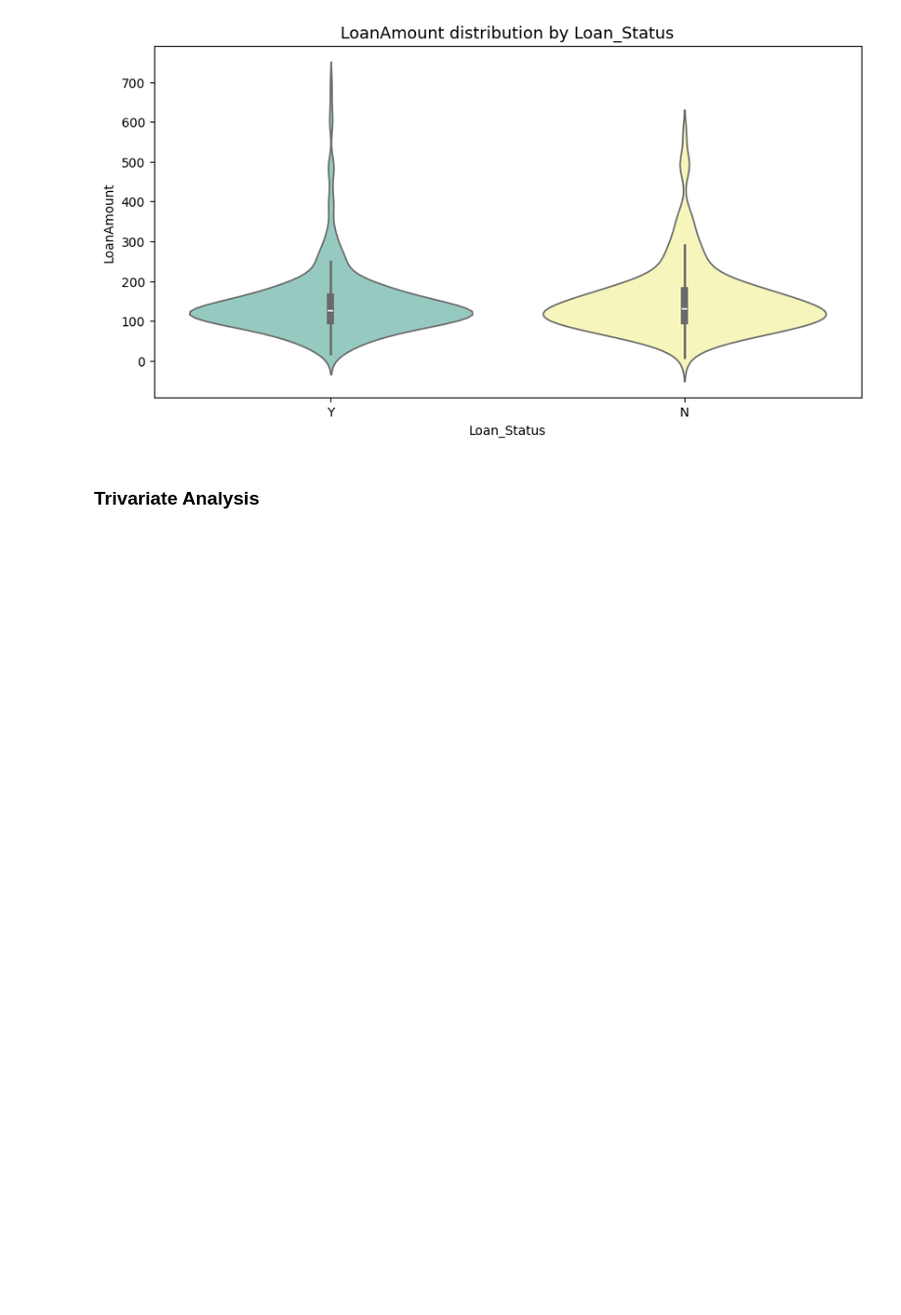
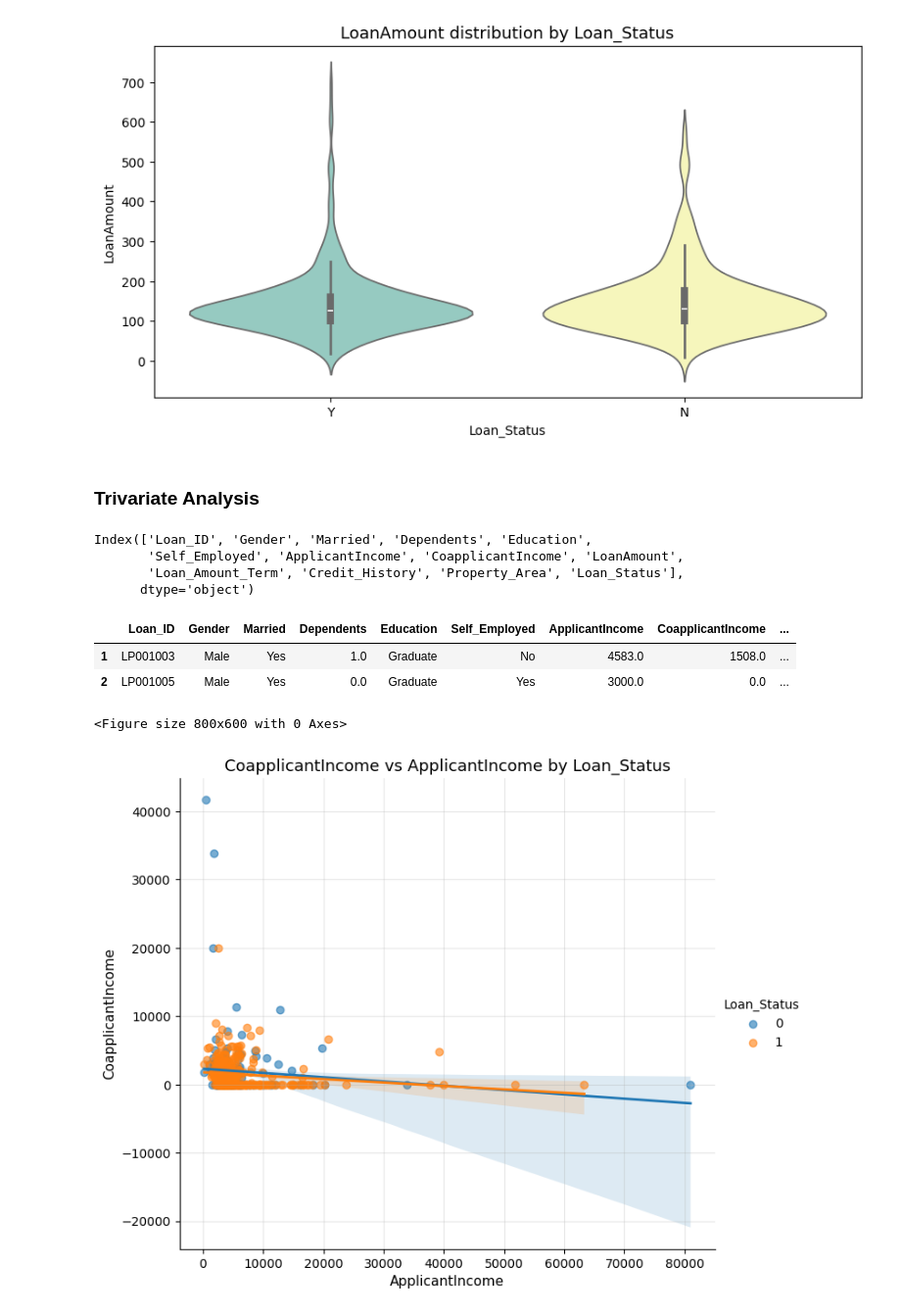
Before and after one commit to KudoroEsther/all_tasks, a Jupyter notebook: Week_13_Tasks/Task25_HomeLoan_EDA.ipynb, the cells around one changed output. Shown at 98% size. Saved outputs shown, nothing was run; the diff lists cells and outputs as text; code cells hidden in the pictures; blank space fills up the shorter version.

Commit message:
HomeLoan

```diff
--- a/Week_13_Tasks/Task25_HomeLoan_EDA.ipynb
+++ b/Week_13_Tasks/Task25_HomeLoan_EDA.ipynb
@@ -617,3 +621,55 @@ Passing `palette` without assigning `hue` is deprecated and will be removed in v
 [figure]
 # %% [markdown]
 ### **Trivariate Analysis**
+# %%
+def trivariate_plot(df, x_col, y_col, hue_col):
+    """
+    Visualizes the relationship between two numeric variables
+    with a third categorical variable shown by color (hue).
+
+    Parameters
+    ----------
+    df : pandas.DataFrame
+        The dataset.
+    x_col : str
+        The first numeric feature (x-axis).
+    y_col : str
+        The second numeric feature (y-axis).
+    hue_col : str
+        The categorical feature (color grouping).
+    """
+
+    plt.figure(figsize=(8, 6))
+    sns.lmplot(
+        data=df,
+        x=x_col,
+        y=y_col,
+        hue=hue_col,
+        height=6,
+        aspect=1.2,
+        scatter_kws={'alpha':0.6},
+        line_kws={'linewidth':2}
+    )
+    plt.title(f"{y_col} vs {x_col} by {hue_col}", fontsize=13)
+    plt.xlabel(x_col, fontsize=11)
+    plt.ylabel(y_col, fontsize=11)
+    plt.grid(alpha=0.3)
+    plt.show()
+# %%
+df.columns
+# %% [output]
+Index(['Loan_ID', 'Gender', 'Married', 'Dependents', 'Education',
+       'Self_Employed', 'ApplicantIncome', 'CoapplicantIncome', 'LoanAmount',
+       'Loan_Amount_Term', 'Credit_History', 'Property_Area', 'Loan_Status'],
+      dtype='object')
+# %%
+df.head(2)
+# %% [output]
+|  | Loan_ID | Gender | Married | Dependents | Education | Self_Employed | ApplicantIncome | CoapplicantIncome | ... |
+| 1 | LP001003 | Male | Yes | 1.0 | Graduate | No | 4583.0 | 1508.0 | ... |
+| 2 | LP001005 | Male | Yes | 0.0 | Graduate | Yes | 3000.0 | 0.0 | ... |
+# %%
+trivariate_plot(df, 'ApplicantIncome', 'CoapplicantIncome', 'Loan_Status' )
+# %% [output]
+<Figure size 800x600 with 0 Axes>
+[figure, added]
```
Also changed, not shown: parts of 5 cells of this notebook.
